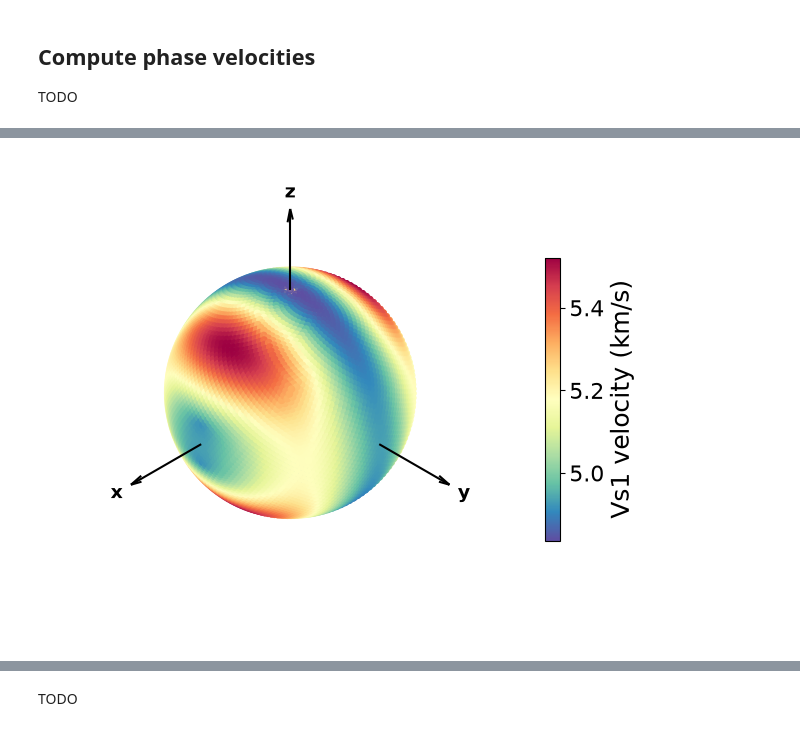
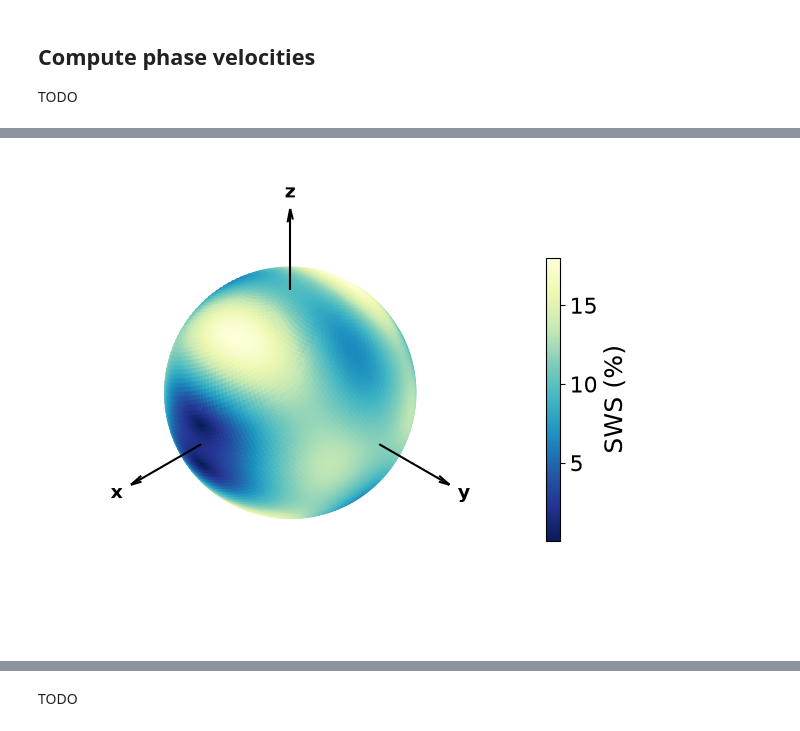
Before and after one commit to marcoalopez/PyRockWave, a Jupyter notebook: notebooks/example_christoffel.ipynb, the cells around one changed output, grey strips where cells are left out. Drawn from its saved outputs; the diff is of its cells as text; code cells hidden in the pictures.

```diff
--- a/notebooks/example_christoffel.ipynb
+++ b/notebooks/example_christoffel.ipynb
@@ -34,7 +35,7 @@ Cij = np.array([[320.2,  71.0,  71.0,   0. ,   0. ,   0. ],
                 [  0. ,   0. ,   0. ,   0. ,  76.6,   0. ],
                 [  0. ,   0. ,   0. ,   0. ,   0. ,  79.7]])
 
-density_gcm3 = 3.275
+density_gcm3 = 3.300
 # %% [markdown]
 The seismic properties of most materials are anisotropic, i.e. they depend on direction. Consequently, we also need to provide as input the propagation directions of interest, typically , denoted as wave vectors or $\vec{q}$. To observe anisotropy in 3D, we need to estimate the properties along at least three perpendicular directions, or more typically along a set of equispaced spherical grid directions. Wavevectors can be defined in spherical coordinates (polar and azimuthal angles) or in Cartesian coordinates ($x, y, z$) normalised to the unit sphere (i.e. vectors of size 1 or unit vectors).The submodule ``utils.coordinates`` contains several functions to generate an equispaced spherical grid of wavevectors, and to convert between spherical and Cartesian coordinates, and vice versa.
 
@@ -44,7 +45,4 @@ In this case, we proceed as follows:
 - Convert from spherical to 3D Cartesian unit vectors (for plotting).
 # %%
 # create a set of equispaced wavevectors in spherical coordinates using radians
-azimuth_ang, polar_ang = equispaced_S2_grid(num_points=9289, degrees=False)
-
-# convert from spherical to 3d cartesian
-x, y, z = sph2cart(azimuth_rad=azimuth_ang, polar_rad=polar_ang)
+wavevectors = equispaced_S2_grid(ang_spacing_deg=2, include_axes=True)
@@ -68,6 +75,5 @@ TODO
 velocities, _ = phase_seismic_properties(
     Cij=Cij,
     density_gcm3=density_gcm3,
-    azimuths_deg=np.rad2deg(azimuth_ang),
-    polar_deg=np.rad2deg(polar_ang),
+    wavevectors=wavevectors
 )
@@ -158,8 +676,14 @@ ax.view_init(elev=np.degrees(np.arctan(1 / np.sqrt(2))), azim=45)
 # %%
 # plot to test
-fig3, ax = plt.subplots(subplot_kw={"projection": "3d"}, constrained_layout=True)
+fig6, ax = plt.subplots(subplot_kw={"projection": "3d"}, constrained_layout=True)
 
-speed = ax.scatter(x, y, z, c=velocities["Vs1_phase_kms"], cmap="Spectral_r")
+speed = ax.scatter(
+    wavevectors[:, 0],
+    wavevectors[:, 1],
+    wavevectors[:, 2],
+    c=velocities["SWS_perc"],
+    cmap="YlGnBu_r",
+)
 
 # add small x, y, z direction arrows originating from the sphere's surface
 axis_length = 0.75
@@ -176,33 +700,33 @@ ax.quiver(
     length=axis_length,
     color="black",
     linewidth=1.5,
     arrow_length_ratio=0.15,
     zorder=10,
 )
 
 label_offset = 1 + axis_length * 1.2
 for axis_label, (lx, ly, lz) in zip("xyz", origins * label_offset):
     ax.text(
         lx,
         ly,
         lz,
         axis_label,
         fontsize=14,
         fontweight="bold",
         ha="center",
         va="center",
         zorder=10,
     )
 
 # add color bar
-cbar = fig3.colorbar(speed, ax=ax, shrink=0.6, location="right")
-cbar.set_label("Vs1 velocity (km/s)", fontsize=18)
+cbar = fig6.colorbar(speed, ax=ax, shrink=0.6, location="right")
+cbar.set_label("SWS (%)", fontsize=18)
 cbar.ax.tick_params(labelsize=16)
 
 # tweak plot
 ax.axis("off")
 ax.set_box_aspect([1, 1, 1])  # enforce equal aspect ratio
 # isometric view so all three direction arrows are visible without foreshortening
 ax.view_init(elev=np.degrees(np.arctan(1 / np.sqrt(2))), azim=45)
 # %% [output]
-[figure, old version]
+[figure, new version]
```
Also changed, not shown: parts of 17 cells of this notebook.
